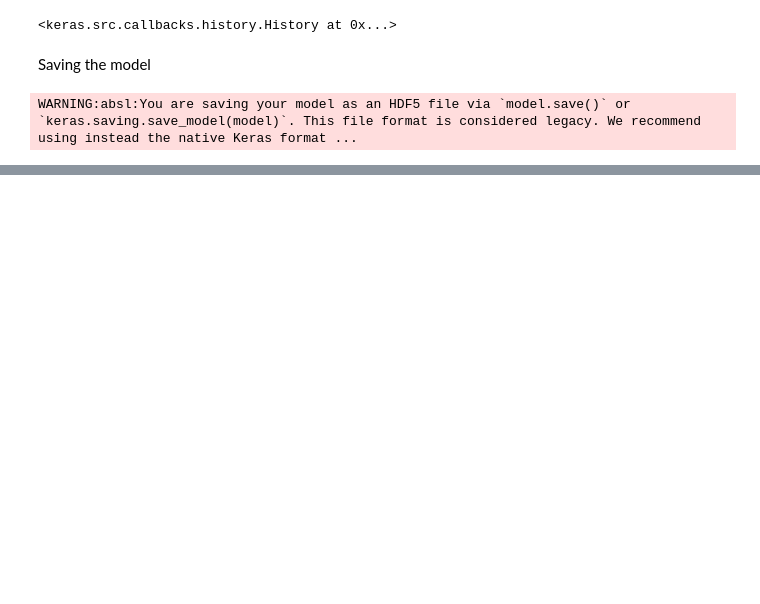
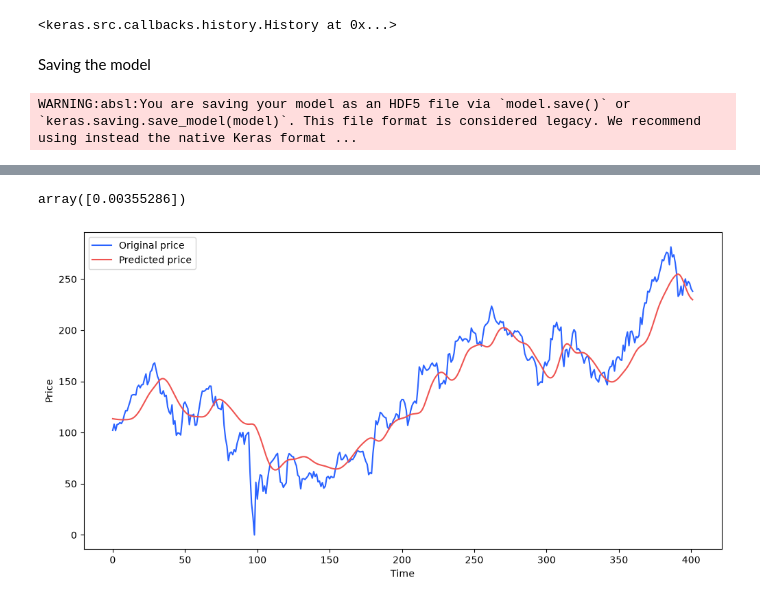
Before and after one commit to Subhadip-cloudCoder/Stock-Price-Predtiction-Model, a Jupyter notebook: notebook/main.ipynb, the cells around one changed output, grey strips where cells are left out. Cells and saved outputs as stored; diff of their text form; code cells hidden in the pictures; blank space fills up the shorter version.

```diff
--- a/notebook/main.ipynb
+++ b/notebook/main.ipynb
@@ -233,0 +258,11 @@ WARNING:absl:You are saving your model as an HDF5 file via `model.save()` or `ke
+# %%
+input_data = scaler.fit_transform(final_data)
+# %%
+x_test = []
+y_test = []
+
+for i in range(100, input_data.shape[0]):
+    x_test.append(input_data[i-100: i])
+    y_test.append(input_data[i, 0])
+
+x_test, y_test = np.array(x_test), np.array(y_test)
@@ -233,0 +271,2 @@ WARNING:absl:You are saving your model as an HDF5 file via `model.save()` or `ke
+# %%
+y_predict = model.predict(x_test)
@@ -233,0 +275,20 @@ WARNING:absl:You are saving your model as an HDF5 file via `model.save()` or `ke
+# %%
+close_data = df[['Close']].values
+scale_data = scaler.fit_transform(close_data)
+scaler.scale_
+# %% [output]
+array([0.00355286])
+# %%
+scale_factor = 1 / 0.00355286
+y_predict = y_predict * scale_factor
+y_test = y_test * scale_factor
+# %%
+plt.figure(figsize=(12, 6))
+plt.plot(y_test, color='#2962ff', label='Original price')
+plt.plot(y_predict, color='#ef5350', label='Predicted price')
+plt.xlabel('Time')
+plt.ylabel('Price')
+plt.legend()
+plt.show()
+# %% [output]
+[figure, added]
```
Also changed, not shown: parts of 10 cells of this notebook, 1 other file.
